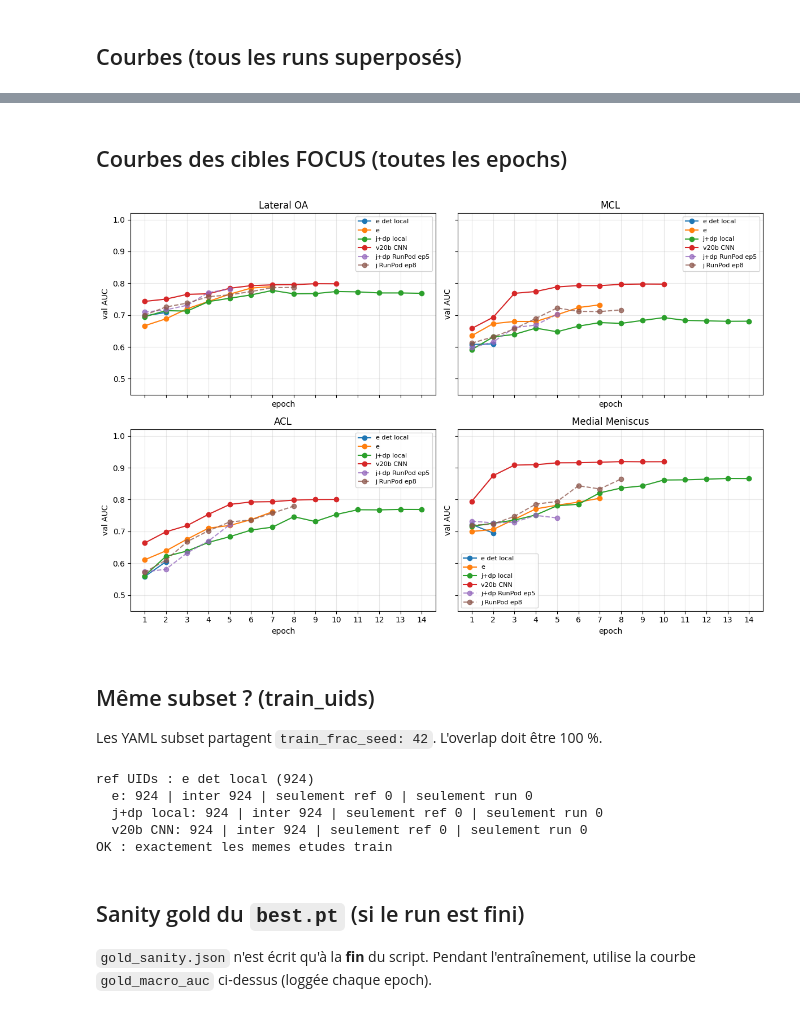
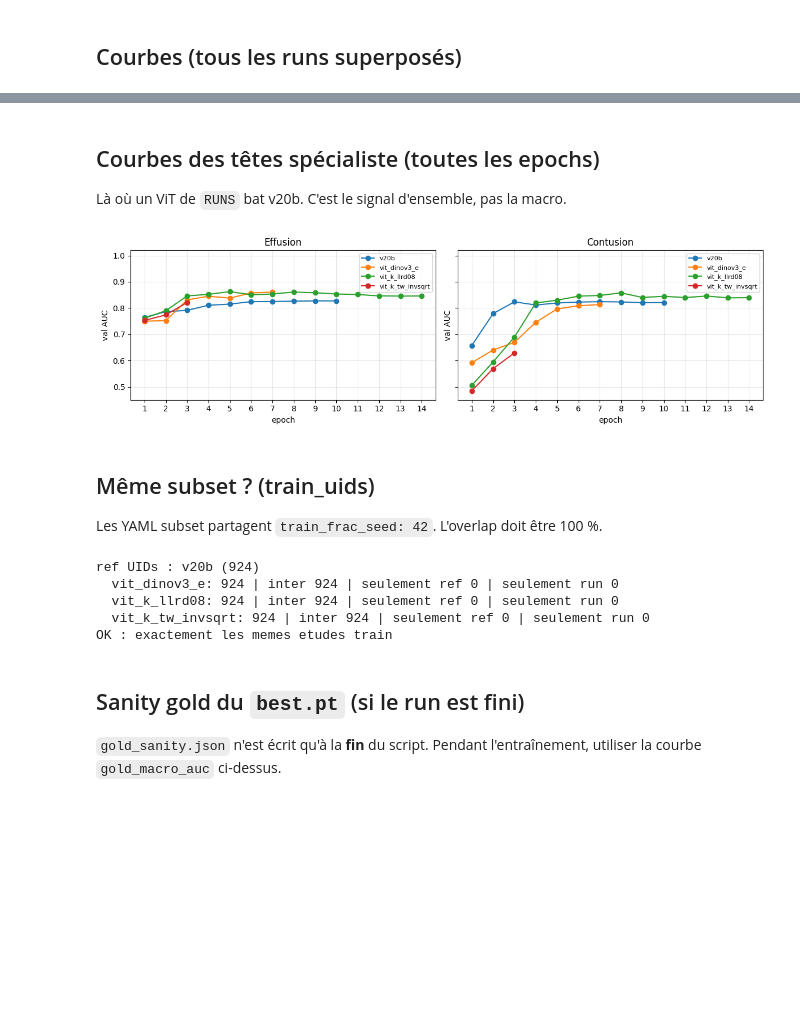
Before and after one commit to GabrielSultan/RSNA-comp, a Jupyter notebook: notebooks/08_compare_subset.ipynb, the cells around one changed output, grey strips where cells are left out. Drawn from its saved outputs; the diff is of its cells as text; code cells hidden in the pictures; blank space fills up the shorter version.

Commit message:
update compare subset notebook

```diff
--- a/notebooks/08_compare_subset.ipynb
+++ b/notebooks/08_compare_subset.ipynb
@@ -330,30 +281,29 @@ surtout aider en spécialiste (ensemble), pas tout gagner en macro. Δ &lt; 0,01
 # %%
 delta_cols = [c for c in per_df.columns if c.startswith("d_")]
 if not delta_cols:
-    print(f"pas de delta : il faut au moins 2 runs, dont REF={REF!r} charge.")
+    print(f"pas de delta : il faut REF={run_label(REF)!r} dans RUNS et charge.")
 else:
     fig, ax = plt.subplots(figsize=(12, 4.2))
     d = per_df[delta_cols].copy()
-    d.columns = [c[2:] for c in d.columns]
-    colors_focus = ["#c44e52" if t in FOCUS else "#4c72b0" for t in d.index]
-    # un seul comparateur : barres simples ; plusieurs : grouped
+    d.columns = [run_label(c[2:]) for c in d.columns]
+    colors = ["#c44e52" if t in FOCUS else "#4c72b0" for t in d.index]
     if d.shape[1] == 1:
-        ax.bar(range(len(d)), d.iloc[:, 0], color=colors_focus, edgecolor="black", lw=0.3)
+        ax.bar(range(len(d)), d.iloc[:, 0], color=colors, edgecolor="black", lw=0.3)
         ax.set_xticks(range(len(d)))
         ax.set_xticklabels(d.index, rotation=35, ha="right")
-        ax.set_ylabel(f"AUC {d.columns[0]} − {REF}")
+        ax.set_ylabel(f"AUC {d.columns[0]} − {run_label(REF)}")
     else:
         d.plot(kind="bar", ax=ax, rot=35)
-        ax.set_ylabel(f"AUC − {REF}")
+        ax.set_ylabel(f"AUC − {run_label(REF)}")
     ax.axhline(0.0, color="black", lw=0.8)
-    ax.axhline(0.01, color="gray", ls="--", lw=0.8, label="±0.01 bruit")
-    ax.axhline(-0.01, color="gray", ls="--", lw=0.8)
-    ax.set_title("Delta par cible (rouge = cibles T1 / anatomie)")
+    ax.axhline(NOISE, color="gray", ls="--", lw=0.8, label="±0.01 bruit")
+    ax.axhline(-NOISE, color="gray", ls="--", lw=0.8)
+    ax.set_title("Delta par cible vs v20b (rouge = specialiste ViT)")
     ax.grid(True, axis="y", alpha=0.3)
     ax.legend()
     plt.tight_layout()
     plt.show()
 
-    print("FOCUS (T1 attendu) :")
+    print("specialiste (val best epoch) :")
     display(per_df.loc[FOCUS].round(3))
 # %% [output]
@@ -367,26 +315,40 @@ FOCUS (T1 attendu) :
 # %% [markdown]
-## Courbes des cibles FOCUS (toutes les epochs)
+## Courbes des têtes spécialiste (toutes les epochs)
+
+Là où un ViT de `RUNS` bat v20b. C'est le signal d'ensemble, pas la macro.
 # %%
-fig, axes = plt.subplots(2, 2, figsize=(12, 8), sharex=True, sharey=True)
+tgts = [t for t in FOCUS if any(f"auc_{t}" in r["hist"].columns for r in runs)]
+n = max(len(tgts), 1)
+ncols = 2
+nrows = (n + ncols - 1) // ncols
+fig, axes = plt.subplots(nrows, ncols, figsize=(12, 3.6 * nrows), sharex=True, sharey=True)
+if nrows == 1 and ncols == 1:
+    axes = [axes]
+elif nrows == 1 or ncols == 1:
+    axes = list(axes)
+else:
+    axes = [ax for row in axes for ax in row]
 emax = max(int(r["hist"]["epoch"].max()) for r in runs)
-for ax, tgt in zip(axes.ravel(), FOCUS):
+for ax, tgt in zip(axes, tgts):
     col = f"auc_{tgt}"
     for r in runs:
         h = r["hist"].sort_values("epoch")
         if col not in h.columns:
             continue
         ax.plot(h.epoch, h[col], **line_kw(r))
     ax.set_title(tgt)
     ax.set_ylim(0.45, 1.02)
     ax.set_xticks(range(1, emax + 1))
     ax.grid(True, alpha=0.3)
     ax.legend(fontsize=8)
     ax.set_xlabel("epoch")
     ax.set_ylabel("val AUC")
+for ax in axes[len(tgts):]:
+    ax.set_visible(False)
 plt.tight_layout()
 plt.show()
 # %% [output]
-[figure, old version]
+[figure, new version]
 # %% [markdown]
 ## Même subset ? (train_uids)
 
@@ -394,17 +356,17 @@ Les YAML subset partagent `train_frac_seed: 42`. L'overlap doit être 100 %.
 # %%
 uid_sets = {r["name"]: set(r["uids"]) for r in runs if r["uids"]}
 if len(uid_sets) < 2:
-    print("pas assez de train_uids.txt pour comparer (normal si un run n'a pas demarre)")
+    print("pas assez de train_uids.txt pour comparer")
 else:
     names = list(uid_sets)
     ref_n = names[0]
     sref = uid_sets[ref_n]
     ok = True
-    print(f"ref UIDs : {LABELS.get(ref_n, ref_n)} ({len(sref)})")
+    print(f"ref UIDs : {run_label(ref_n)} ({len(sref)})")
     for n in names[1:]:
         s = uid_sets[n]
         print(
-            f"  {LABELS.get(n, n)}: {len(s)} | "
+            f"  {run_label(n)}: {len(s)} | "
             f"inter {len(sref & s)} | seulement ref {len(sref - s)} | "
             f"seulement run {len(s - sref)}"
         )
@@ -415,16 +377,16 @@ else:
     else:
         print("ATTENTION : subsets differents, la comparaison d'archi n'est plus propre")
 # %% [output]
-ref UIDs : e det local (924)
-  e: 924 | inter 924 | seulement ref 0 | seulement run 0
-  j+dp local: 924 | inter 924 | seulement ref 0 | seulement run 0
-  v20b CNN: 924 | inter 924 | seulement ref 0 | seulement run 0
+ref UIDs : v20b (924)
+  vit_dinov3_e: 924 | inter 924 | seulement ref 0 | seulement run 0
+  vit_k_llrd08: 924 | inter 924 | seulement ref 0 | seulement run 0
+  vit_k_tw_invsqrt: 924 | inter 924 | seulement ref 0 | seulement run 0
 OK : exactement les memes etudes train
 # %% [markdown]
 ## Sanity gold du `best.pt` (si le run est fini)
 
 `gold_sanity.json` n'est écrit qu'à la **fin** du script. Pendant l'entraînement,
-utilise la courbe `gold_macro_auc` ci-dessus (loggée chaque epoch).
+utiliser la courbe `gold_macro_auc` ci-dessus.
 # %%
 gcols = {}
 for r in runs:
```
Also changed, not shown: parts of 13 cells of this notebook.
